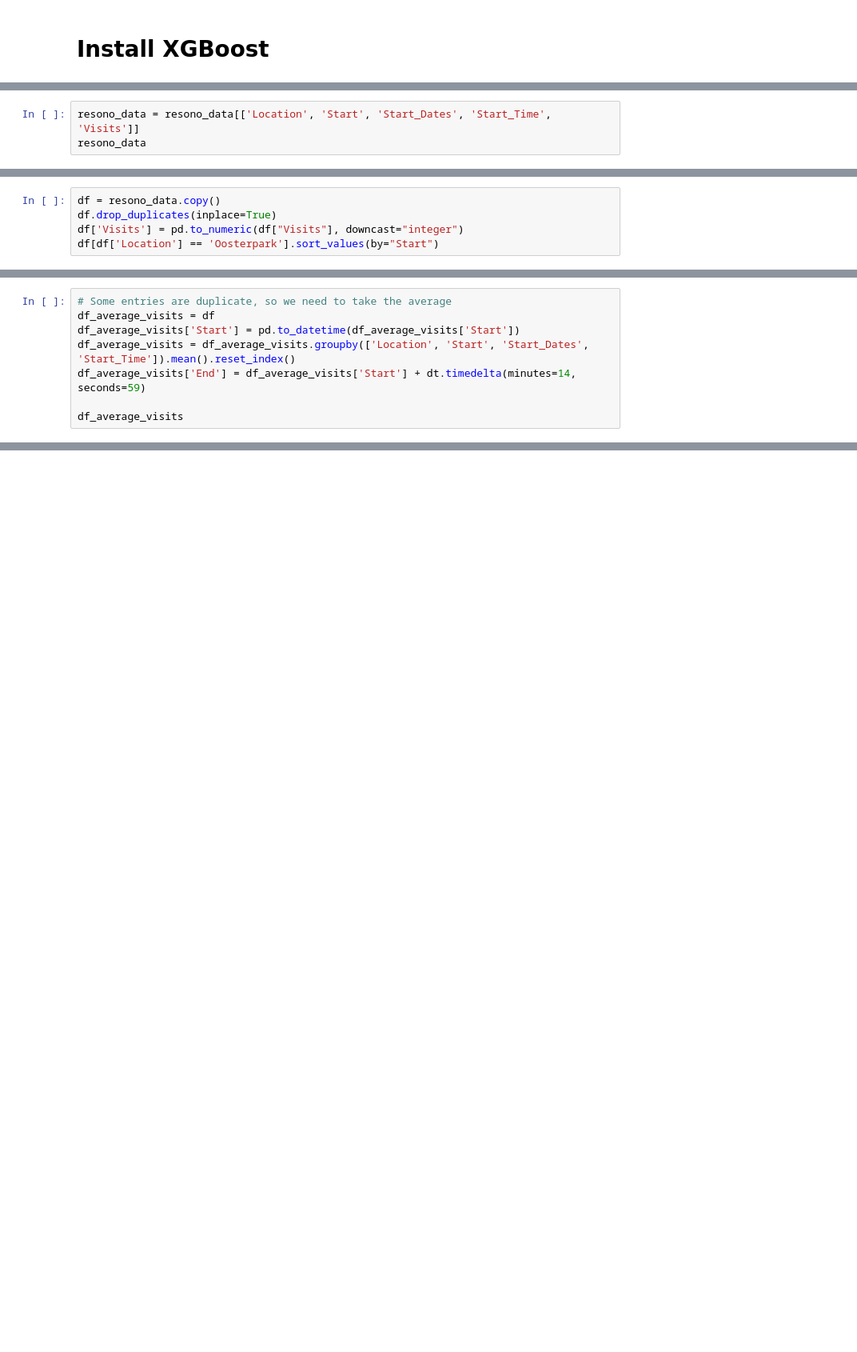
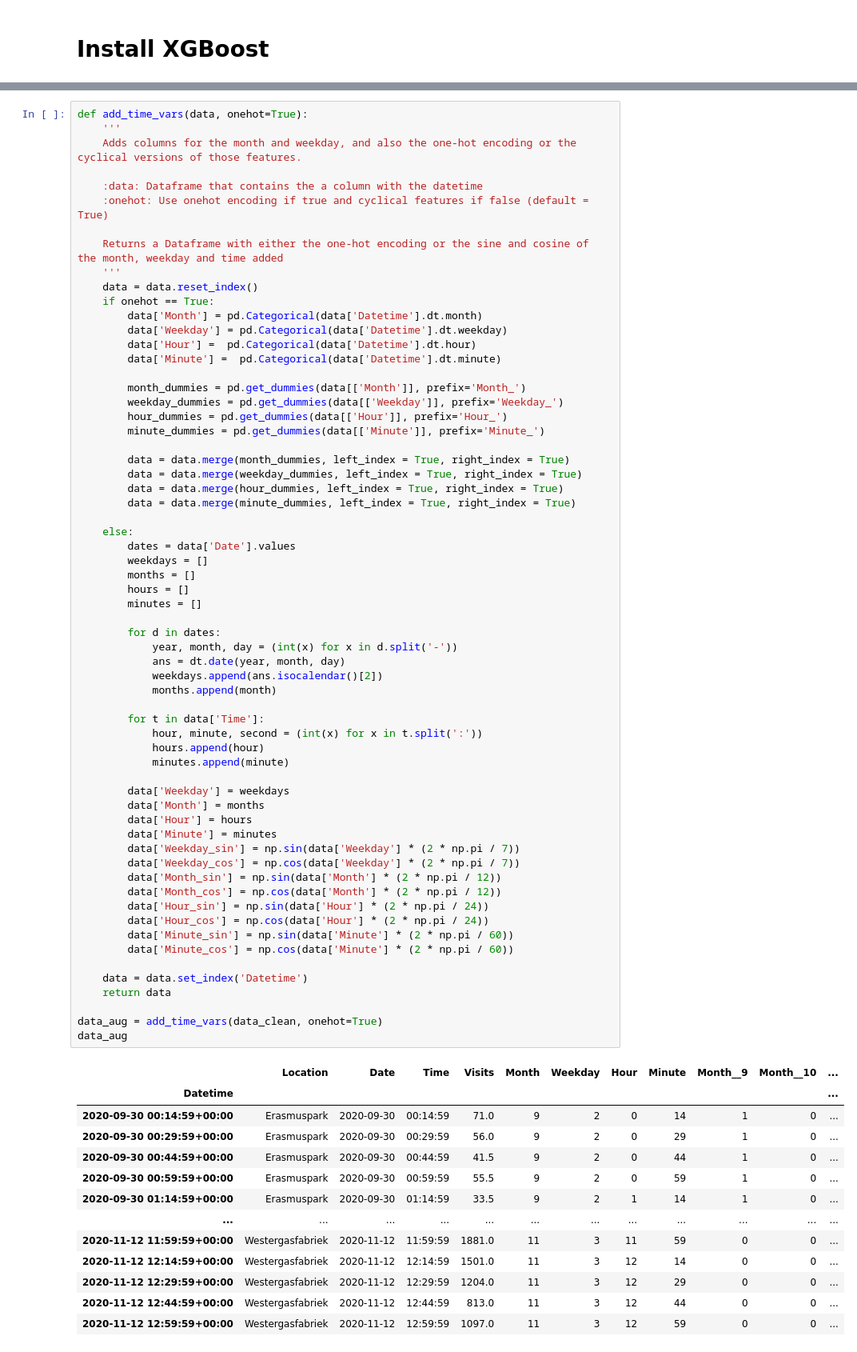
Before and after one commit to lotteph/DSP, a Jupyter notebook: Resono predictions XGBoost.ipynb, the cells around one changed output, grey strips where cells are left out. Shown at 80% size. Cells and saved outputs as stored; diff of their text form; blank space fills up the shorter version.

```diff
--- a/Resono predictions XGBoost.ipynb
+++ b/Resono predictions XGBoost.ipynb
@@ -45,3 +20,0 @@ resono_data
-# %%
-resono_data = resono_data[['Location', 'Start', 'Start_Dates', 'Start_Time', 'Visits']]
-resono_data
@@ -71,5 +20,0 @@ resono_data
-# %%
-df = resono_data.copy()
-df.drop_duplicates(inplace=True)
-df['Visits'] = pd.to_numeric(df["Visits"], downcast="integer")
-df[df['Location'] == 'Oosterpark'].sort_values(by="Start")
@@ -90,8 +20,0 @@ df[df['Location'] == 'Oosterpark'].sort_values(by="Start")
-# %%
-# Some entries are duplicate, so we need to take the average
-df_average_visits = df
-df_average_visits['Start'] = pd.to_datetime(df_average_visits['Start'])
-df_average_visits = df_average_visits.groupby(['Location', 'Start', 'Start_Dates', 'Start_Time']).mean().reset_index()
-df_average_visits['End'] = df_average_visits['Start'] + dt.timedelta(minutes=14, seconds=59)
-
-df_average_visits
@@ -163,0 +96,77 @@ See the caveats in the documentation: https://pandas.pydata.org/pandas-docs/stab
+# %%
+def add_time_vars(data, onehot=True):
+    '''
+    Adds columns for the month and weekday, and also the one-hot encoding or the cyclical versions of those features.
+
+    :data: Dataframe that contains the a column with the datetime
+    :onehot: Use onehot encoding if true and cyclical features if false (default = True)
+
+    Returns a Dataframe with either the one-hot encoding or the sine and cosine of the month, weekday and time added
+    '''
+    data = data.reset_index()
+    if onehot == True:
+        data['Month'] = pd.Categorical(data['Datetime'].dt.month)
+        data['Weekday'] = pd.Categorical(data['Datetime'].dt.weekday)
+        data['Hour'] =  pd.Categorical(data['Datetime'].dt.hour)
+        data['Minute'] =  pd.Categorical(data['Datetime'].dt.minute)
+
+        month_dummies = pd.get_dummies(data[['Month']], prefix='Month_')
+        weekday_dummies = pd.get_dummies(data[['Weekday']], prefix='Weekday_')
+        hour_dummies = pd.get_dummies(data[['Hour']], prefix='Hour_')
+        minute_dummies = pd.get_dummies(data[['Minute']], prefix='Minute_')
+
+        data = data.merge(month_dummies, left_index = True, right_index = True)
+        data = data.merge(weekday_dummies, left_index = True, right_index = True)
+        data = data.merge(hour_dummies, left_index = True, right_index = True)
+        data = data.merge(minute_dummies, left_index = True, right_index = True)
+
+    else:
+        dates = data['Date'].values
+        weekdays = []
+        months = []
+        hours = []
+        minutes = []
+
+        for d in dates:
+            year, month, day = (int(x) for x in d.split('-'))
+            ans = dt.date(year, month, day)
+            weekdays.append(ans.isocalendar()[2])
+            months.append(month)
+
+        for t in data['Time']:
+            hour, minute, second = (int(x) for x in t.split(':'))
+            hours.append(hour)
+            minutes.append(minute)
+
+        data['Weekday'] = weekdays
+        data['Month'] = months
+        data['Hour'] = hours
+        data['Minute'] = minutes
+        data['Weekday_sin'] = np.sin(data['Weekday'] * (2 * np.pi / 7))
+        data['Weekday_cos'] = np.cos(data['Weekday'] * (2 * np.pi / 7))
+        data['Month_sin'] = np.sin(data['Month'] * (2 * np.pi / 12))
+        data['Month_cos'] = np.cos(data['Month'] * (2 * np.pi / 12))
+        data['Hour_sin'] = np.sin(data['Hour'] * (2 * np.pi / 24))
+        data['Hour_cos'] = np.cos(data['Hour'] * (2 * np.pi / 24))
+        data['Minute_sin'] = np.sin(data['Minute'] * (2 * np.pi / 60))
+        data['Minute_cos'] = np.cos(data['Minute'] * (2 * np.pi / 60))
+
+    data = data.set_index('Datetime')
+    return data
+
+data_aug = add_time_vars(data_clean, onehot=True)
+data_aug
+# %% [output]
+|  | Location | Date | Time | Visits | Month | Weekday | Hour | Minute | Month__9 | Month__10 | ... |
+| Datetime |  |  |  |  |  |  |  |  |  |  | ... |
+| 2020-09-30 00:14:59+00:00 | Erasmuspark | 2020-09-30 | 00:14:59 | 71.0 | 9 | 2 | 0 | 14 | 1 | 0 | ... |
+| 2020-09-30 00:29:59+00:00 | Erasmuspark | 2020-09-30 | 00:29:59 | 56.0 | 9 | 2 | 0 | 29 | 1 | 0 | ... |
+| 2020-09-30 00:44:59+00:00 | Erasmuspark | 2020-09-30 | 00:44:59 | 41.5 | 9 | 2 | 0 | 44 | 1 | 0 | ... |
+| 2020-09-30 00:59:59+00:00 | Erasmuspark | 2020-09-30 | 00:59:59 | 55.5 | 9 | 2 | 0 | 59 | 1 | 0 | ... |
+| 2020-09-30 01:14:59+00:00 | Erasmuspark | 2020-09-30 | 01:14:59 | 33.5 | 9 | 2 | 1 | 14 | 1 | 0 | ... |
+| ... | ... | ... | ... | ... | ... | ... | ... | ... | ... | ... | ... |
+| 2020-11-12 11:59:59+00:00 | Westergasfabriek | 2020-11-12 | 11:59:59 | 1881.0 | 11 | 3 | 11 | 59 | 0 | 0 | ... |
+| 2020-11-12 12:14:59+00:00 | Westergasfabriek | 2020-11-12 | 12:14:59 | 1501.0 | 11 | 3 | 12 | 14 | 0 | 0 | ... |
+| 2020-11-12 12:29:59+00:00 | Westergasfabriek | 2020-11-12 | 12:29:59 | 1204.0 | 11 | 3 | 12 | 29 | 0 | 0 | ... |
+| 2020-11-12 12:44:59+00:00 | Westergasfabriek | 2020-11-12 | 12:44:59 | 813.0 | 11 | 3 | 12 | 44 | 0 | 0 | ... |
+| 2020-11-12 12:59:59+00:00 | Westergasfabriek | 2020-11-12 | 12:59:59 | 1097.0 | 11 | 3 | 12 | 59 | 0 | 0 | ... |
```
Also changed, not shown: parts of 26 cells of this notebook.
